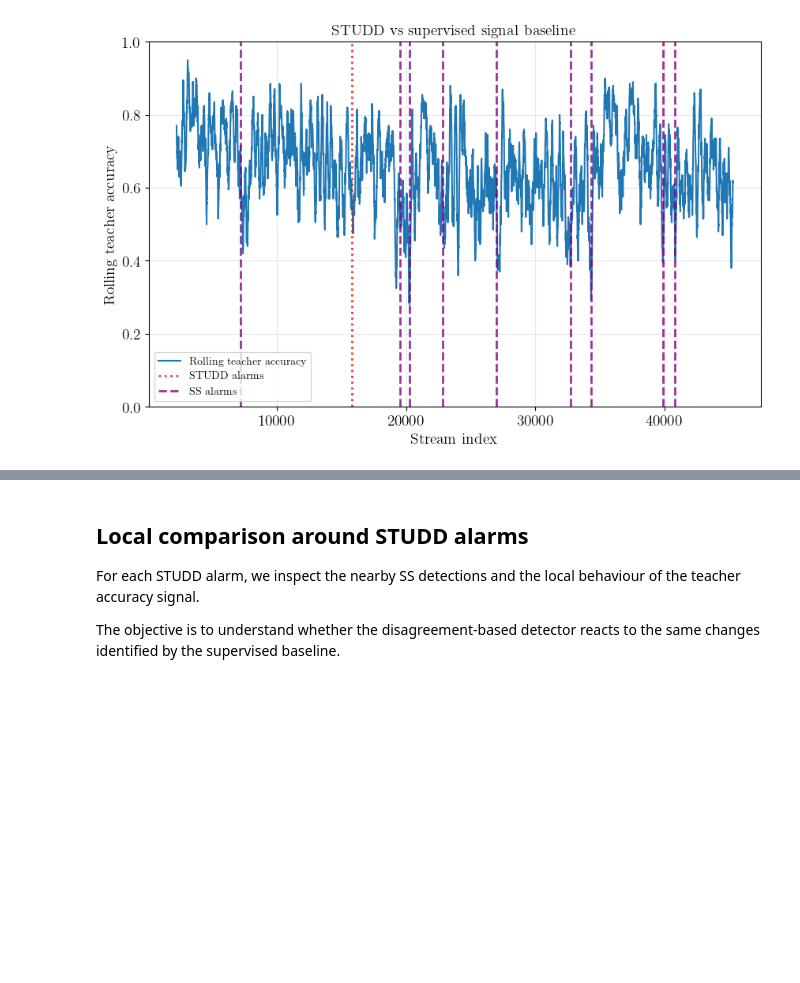
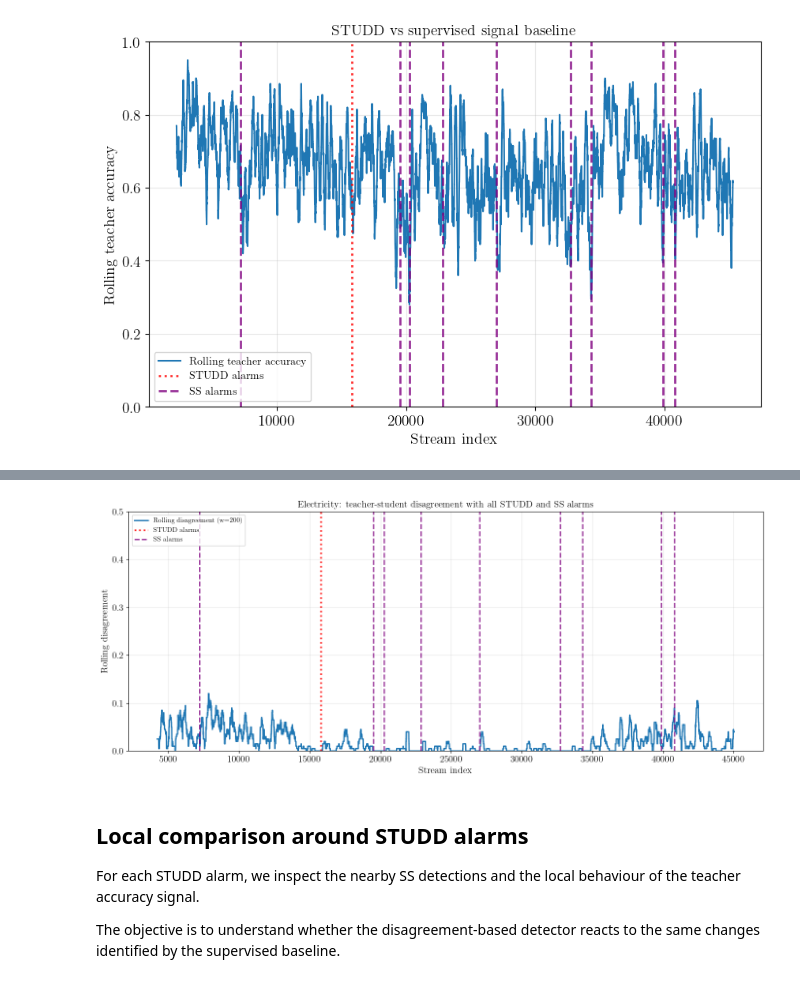
Before and after one commit to EiriniTzan/master-thesis, a Jupyter notebook: notebooks/test_electricity_studd.ipynb, the cells around one changed output, grey strips where cells are left out. Saved outputs shown, nothing was run; the diff lists cells and outputs as text; code cells hidden in the pictures; blank space fills up the shorter version.

Commit message:
Add rolling disagreement plot including SS and STUDD alarms

```diff
--- a/notebooks/test_electricity_studd.ipynb
+++ b/notebooks/test_electricity_studd.ipynb
@@ -733,3 +742,54 @@ plt.show()
+# %%
+ROLLING_DISAGREEMENT_WINDOW = 200
+
+rolling_disagreement_values, _ = rolling_mean(
+    agreement_df["disagreement"].to_numpy(dtype=float),
+    ROLLING_DISAGREEMENT_WINDOW,
+)
+
+rolling_disagreement_t = agreement_df["t"].to_numpy()[
+    ROLLING_DISAGREEMENT_WINDOW - 1:
+]
+
+plt.figure(figsize=(14, 6))
+
+plt.plot(
+    rolling_disagreement_t,
+    rolling_disagreement_values,
+    linewidth=2,
+    label=f"Rolling disagreement (w={ROLLING_DISAGREEMENT_WINDOW})",
+)
+
+for i, dp in enumerate(studd_drift_points):
+    plt.axvline(
+        int(dp),
+        color="red",
+        linestyle=":",
+        linewidth=2.5,
+        alpha=0.9,
+        label="STUDD alarms" if i == 0 else None,
+    )
+
+for i, dp in enumerate(ss_drift_points):
+    plt.axvline(
+        int(dp),
+        color="purple",
+        linestyle="--",
+        linewidth=2,
+        alpha=0.8,
+        label="SS alarms" if i == 0 else None,
+    )
+
+plt.title("Electricity: teacher-student disagreement with all STUDD and SS alarms")
+plt.xlabel("Stream index")
+plt.ylabel("Rolling disagreement")
+plt.ylim(0, 0.5)
+plt.grid(alpha=0.3)
+plt.legend()
+plt.tight_layout()
+plt.show()
+# %% [output]
+[figure, added]
 # %% [markdown]
 ## Local comparison around STUDD alarms
 
```
Also changed, not shown: parts of 1 cell of this notebook.
